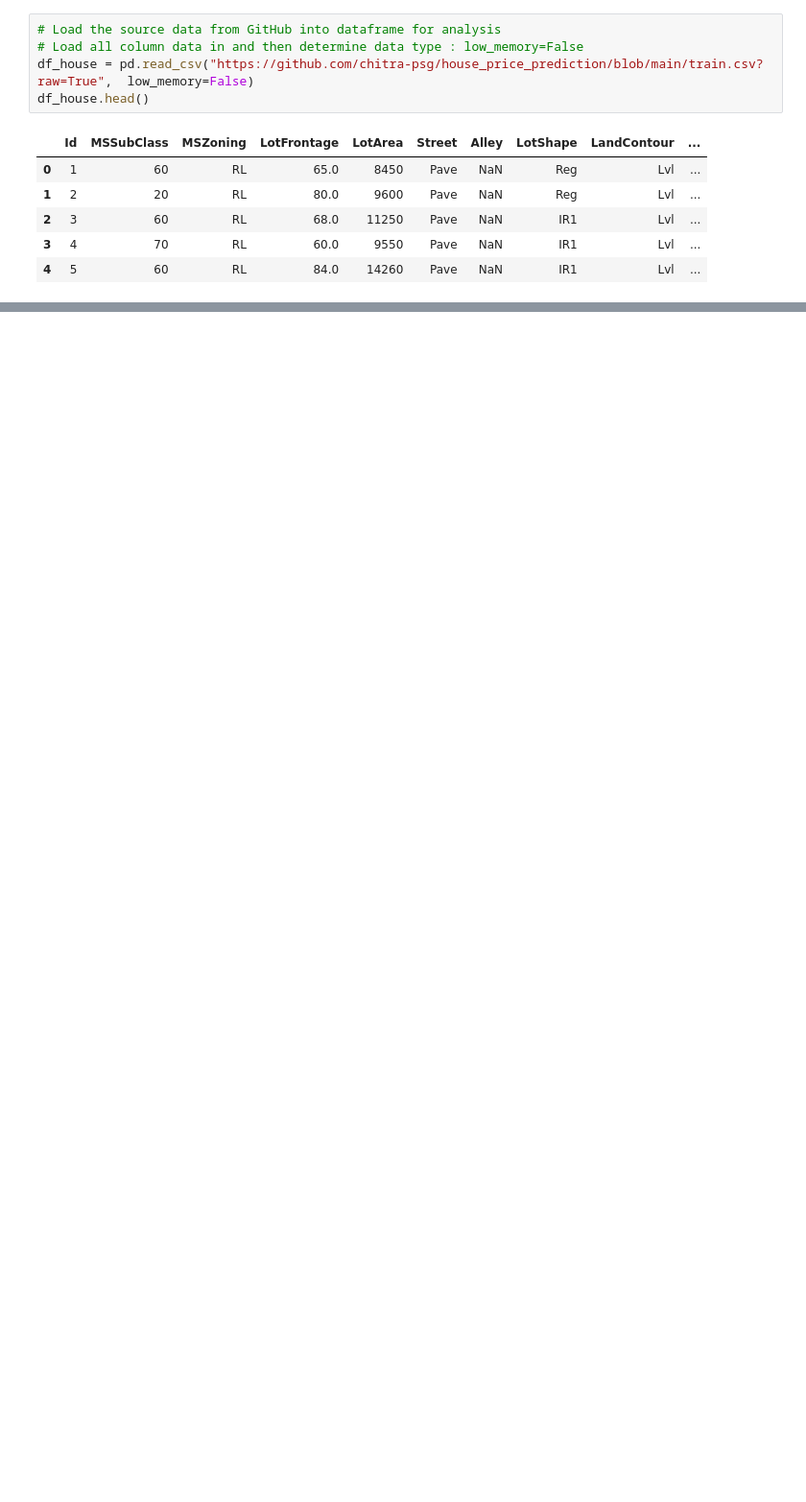
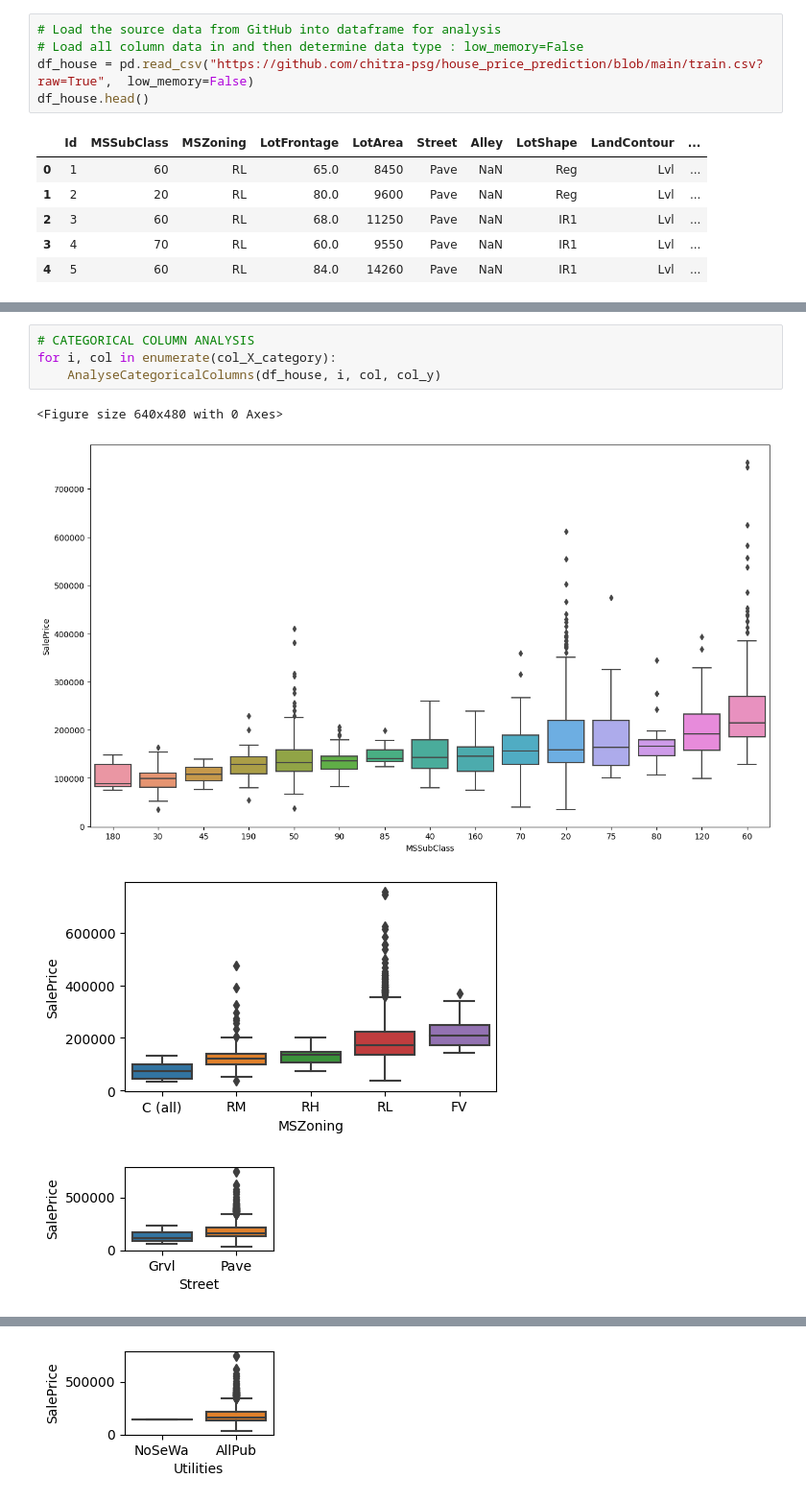
Before and after one commit to chitra-psg/house_price_prediction, a Jupyter notebook: house_pricing.ipynb, the cells around one changed output, grey strips where cells are left out. Shown at 96% size. Cells and saved outputs as stored; diff of their text form; blank space fills up the shorter version.

```diff
--- a/house_pricing.ipynb
+++ b/house_pricing.ipynb
@@ -175,0 +337,9 @@ columnsToBeRemoved
+# %%
+# CATEGORICAL COLUMN ANALYSIS
+for i, col in enumerate(col_X_category):
+    AnalyseCategoricalColumns(df_house, i, col, col_y)
+# %% [output]
+<Figure size 640x480 with 0 Axes>
+[figure, added]
+[figure, added]
+[figure, added]
@@ -175,0 +349 @@ columnsToBeRemoved
+[figure, added]
```
Also changed, not shown: parts of 49 cells of this notebook.
